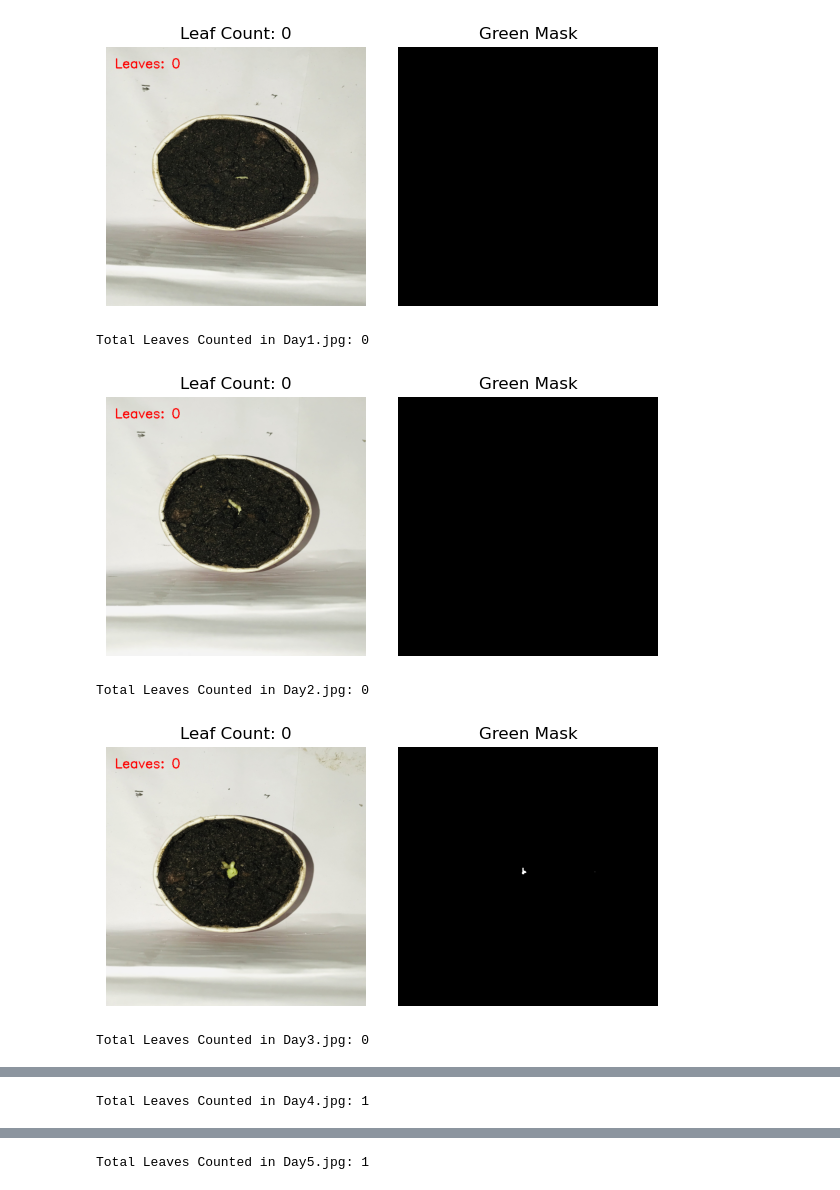
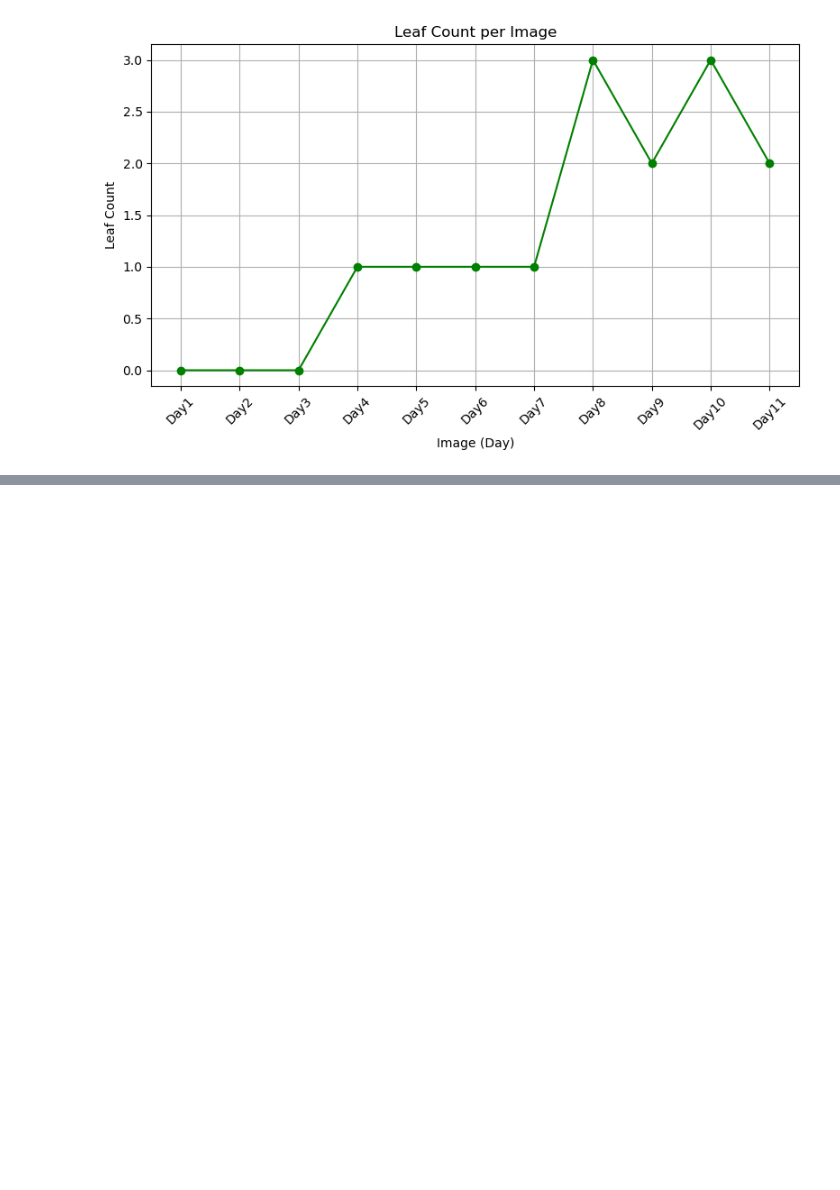
Before and after one commit to DuminduMalinga/Plant_Growth, a Jupyter notebook: Leaf_Count_chart.ipynb, the cells around one changed output, grey strips where cells are left out. Cells and saved outputs as stored; diff of their text form; code cells hidden in the pictures; blank space fills up the shorter version.

Commit message:
Show_leaf_Count_with_date_& _name

```diff
--- a/Leaf_Count_chart.ipynb
+++ b/Leaf_Count_chart.ipynb
@@ -4,6 +4,28 @@ import numpy as np
 import matplotlib.pyplot as plt
 import os
 import re
+
+#Folder path
+folder_path = r"Plant_Images\Leaf_Count"
+
+#Get image files and sort them naturally
+image_files = sorted(
+    [f for f in os.listdir(folder_path) if f.lower().endswith((".jpg", ".png", ".jpeg"))],
+    key=natural_sort_key
+)
+
+#Analyze and store data
+leaf_counts = []
+image_names = []
+
+if not image_files:
+    print("No images found in the folder.")
+else:
+    for image_file in image_files:
+        full_image_path = os.path.join(folder_path, image_file)
+        count = count_leaves(full_image_path, min_contour_area=150)
+        leaf_counts.append(count)
+        image_names.append(os.path.splitext(image_file)[0])
 
 def natural_sort_key(s):
     return [int(text) if text.isdigit() else text.lower() for text in re.split(r'(\d+)', s)]
@@ -37,54 +59,32 @@ def count_leaves(image_path, min_contour_area=100):
     annotated_image = image.copy()
     for cnt in valid_contours:
         x, y, w, h = cv2.boundingRect(cnt)
-        cv2.rectangle(annotated_image, (x, y), (x + w, y + h), (0, 255, 0), 2)
+        cv2.rectangle(annotated_image, (x, y), (x + w, y + h), (0, 0, 255), 3)
 
     cv2.putText(annotated_image, f'Leaves: {leaf_count}', (20, 50), cv2.FONT_HERSHEY_SIMPLEX, 1, (0, 0, 255), 2)
     annotated_rgb = cv2.cvtColor(annotated_image, cv2.COLOR_BGR2RGB)
 
     # Show result
-    plt.figure(figsize=(6, 3))
-    plt.subplot(1, 2, 1)
-    plt.imshow(annotated_rgb)
-    plt.title(f"Leaf Count: {leaf_count}")
-    plt.axis("off")
+    #plt.figure(figsize=(6, 3))
+    #plt.subplot(1, 2, 1)
+    #plt.imshow(annotated_rgb)
+    #plt.title(f"Leaf Count: {leaf_count}")
+    #plt.axis("off")
 
-    plt.subplot(1, 2, 2)
-    plt.imshow(mask, cmap="gray")
-    plt.title("Green Mask")
-    plt.axis("off")
+    #plt.subplot(1, 2, 2)
+    #plt.imshow(mask, cmap="gray")
+    #plt.title("Green Mask")
+    #plt.axis("off")
 
-    plt.tight_layout()
-    plt.show()
+    #plt.tight_layout()
+    #plt.show()
 
     print(f'Total Leaves Counted in {os.path.basename(image_path)}: {leaf_count}')
     return leaf_count
 
-#Folder path
-folder_path = r"C:\Users\MALINGA\Desktop\Images\Plant_Images\Leaf_Count"
-
-#Get image files and sort them naturally
-image_files = sorted(
-    [f for f in os.listdir(folder_path) if f.lower().endswith((".jpg", ".png", ".jpeg"))],
-    key=natural_sort_key
-)
-
-#Analyze and store data
-leaf_counts = []
-image_names = []
-
-if not image_files:
-    print("No images found in the folder.")
-else:
-    for image_file in image_files:
-        full_image_path = os.path.join(folder_path, image_file)
-        count = count_leaves(full_image_path, min_contour_area=150)
-        leaf_counts.append(count)
-        image_names.append(os.path.splitext(image_file)[0])  # remove extension
-
 #Plot leaf count graph
 if leaf_counts:
-    plt.figure(figsize=(5, 5))
+    plt.figure(figsize=(8, 5))
     plt.plot(image_names, leaf_counts, marker='o', linestyle='-', color='green')
     plt.xlabel("Image (Day)")
     plt.ylabel("Leaf Count")
@@ -97,6 +108 @@ if leaf_counts:
-[figure, old version]
+[figure, new version]
-Total Leaves Counted in Day1.jpg: 0
-[figure, removed]
-Total Leaves Counted in Day2.jpg: 0
-[figure, removed]
-Total Leaves Counted in Day3.jpg: 0
@@ -104 +108,0 @@ Total Leaves Counted in Day3.jpg: 0
-Total Leaves Counted in Day4.jpg: 1
@@ -106 +108,0 @@ Total Leaves Counted in Day4.jpg: 1
-Total Leaves Counted in Day5.jpg: 1
```
Also changed, not shown: parts of 1 cell of this notebook.
